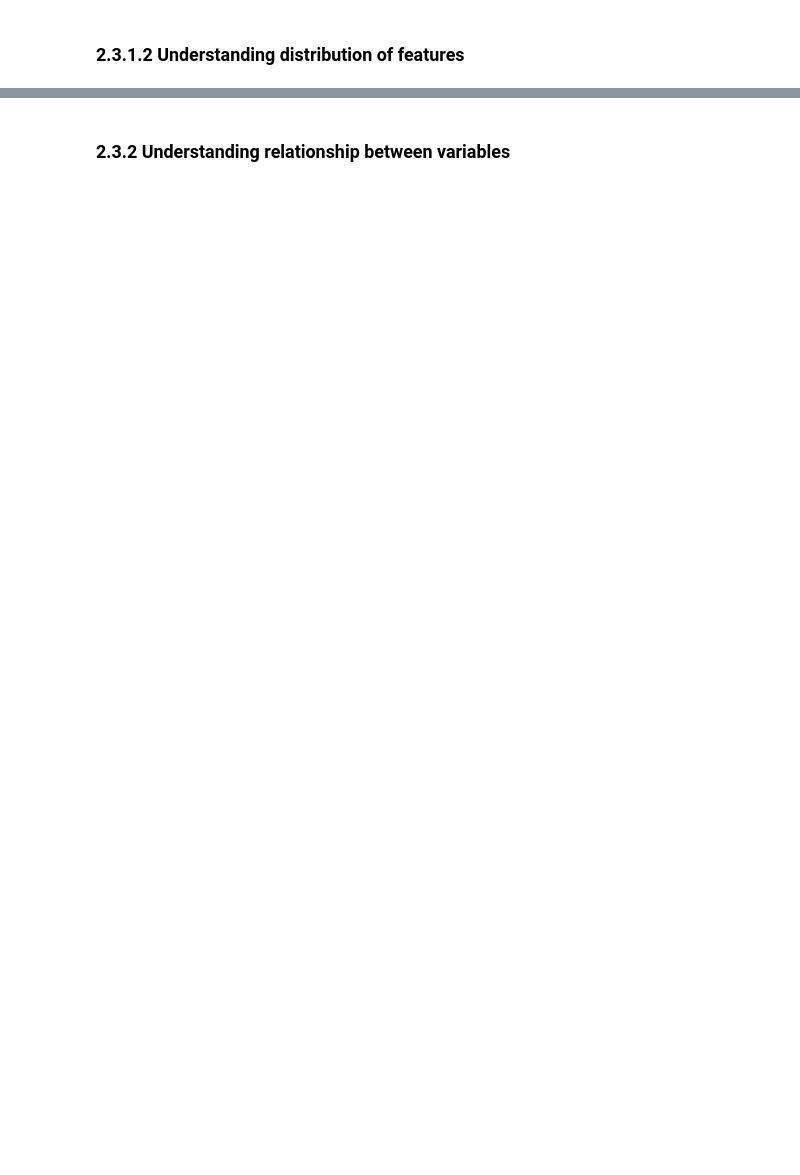
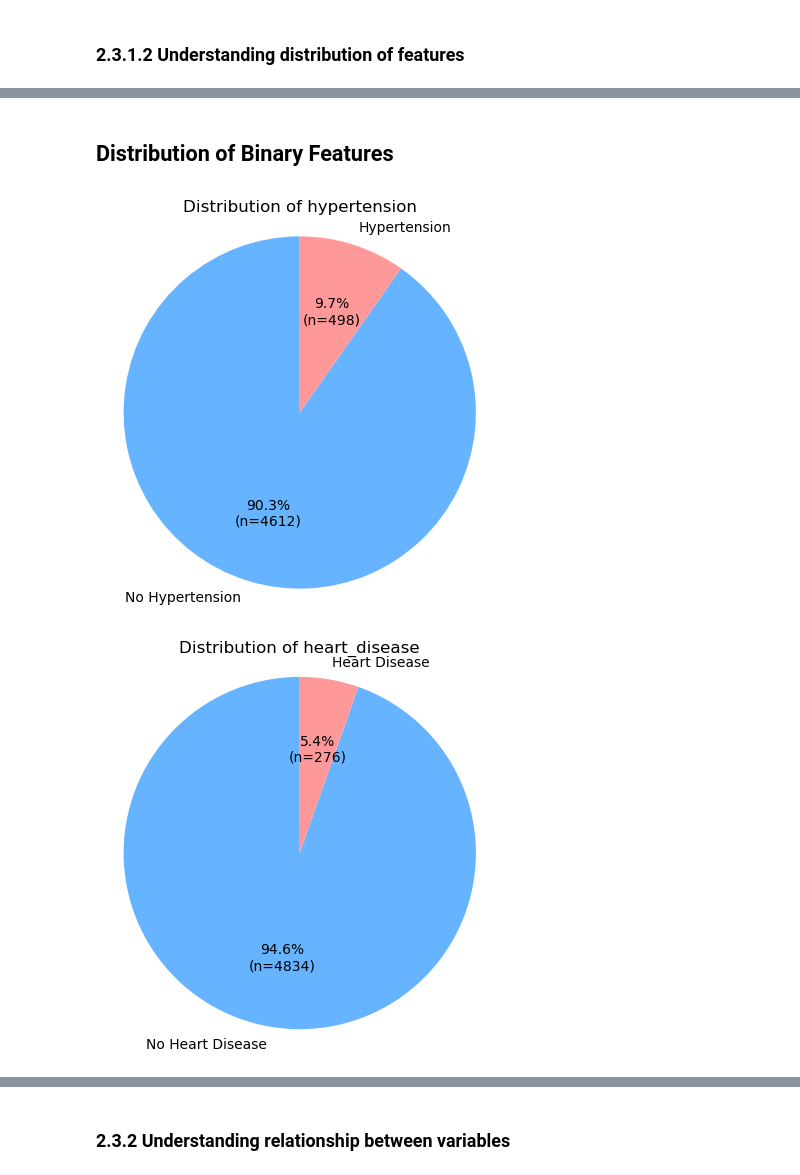
Before and after one commit to myynn/mldp-p03-sharmynho, a Jupyter notebook: assignment-code/MLDP_Stroke_SharmynHo_P03.ipynb, the cells around one changed output, grey strips where cells are left out. Drawn from its saved outputs; the diff is of its cells as text; code cells hidden in the pictures; blank space fills up the shorter version.

```diff
--- a/assignment-code/MLDP_Stroke_SharmynHo_P03.ipynb
+++ b/assignment-code/MLDP_Stroke_SharmynHo_P03.ipynb
@@ -265,0 +378,37 @@ If i blindly remove any rows containing rare categories or unknown values it cou
+# %% [markdown]
+## **Distribution of Binary Features**
+# %%
+def plot_binary_pie(data, column, labels=('No', 'Yes')):
+    counts = data[column].value_counts().sort_index()
+    total = counts.sum()
+
+    def autopct_format(pct):
+        count = int(round(pct * total / 100))
+        return f"{pct:.1f}%\n(n={count})"
+
+    plt.figure(figsize=(5, 5))
+    plt.pie(
+        counts,
+        labels=labels,
+        autopct=autopct_format,
+        startangle=90,
+        colors=['#66b3ff', '#ff9999']
+    )
+    plt.title(f"Distribution of {column}")
+    plt.axis('equal')
+    plt.show()
+
+plot_binary_pie(
+    df,
+    column='hypertension',
+    labels=('No Hypertension', 'Hypertension')
+)
+
+plot_binary_pie(
+    df,
+    column='heart_disease',
+    labels=('No Heart Disease', 'Heart Disease')
+)
+# %% [output]
+[figure, added]
+[figure, added]
```
Also changed, not shown: parts of 57 cells of this notebook.
